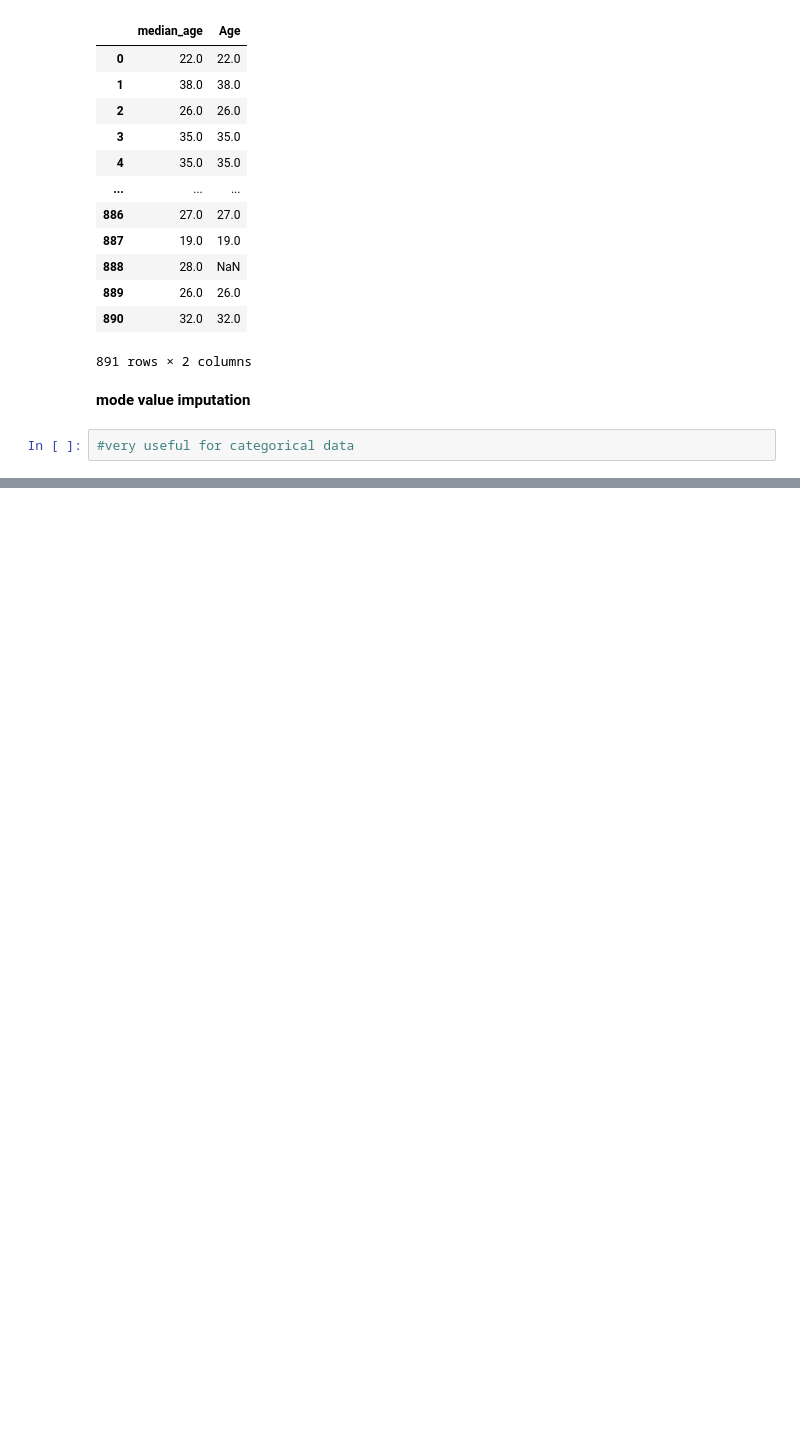
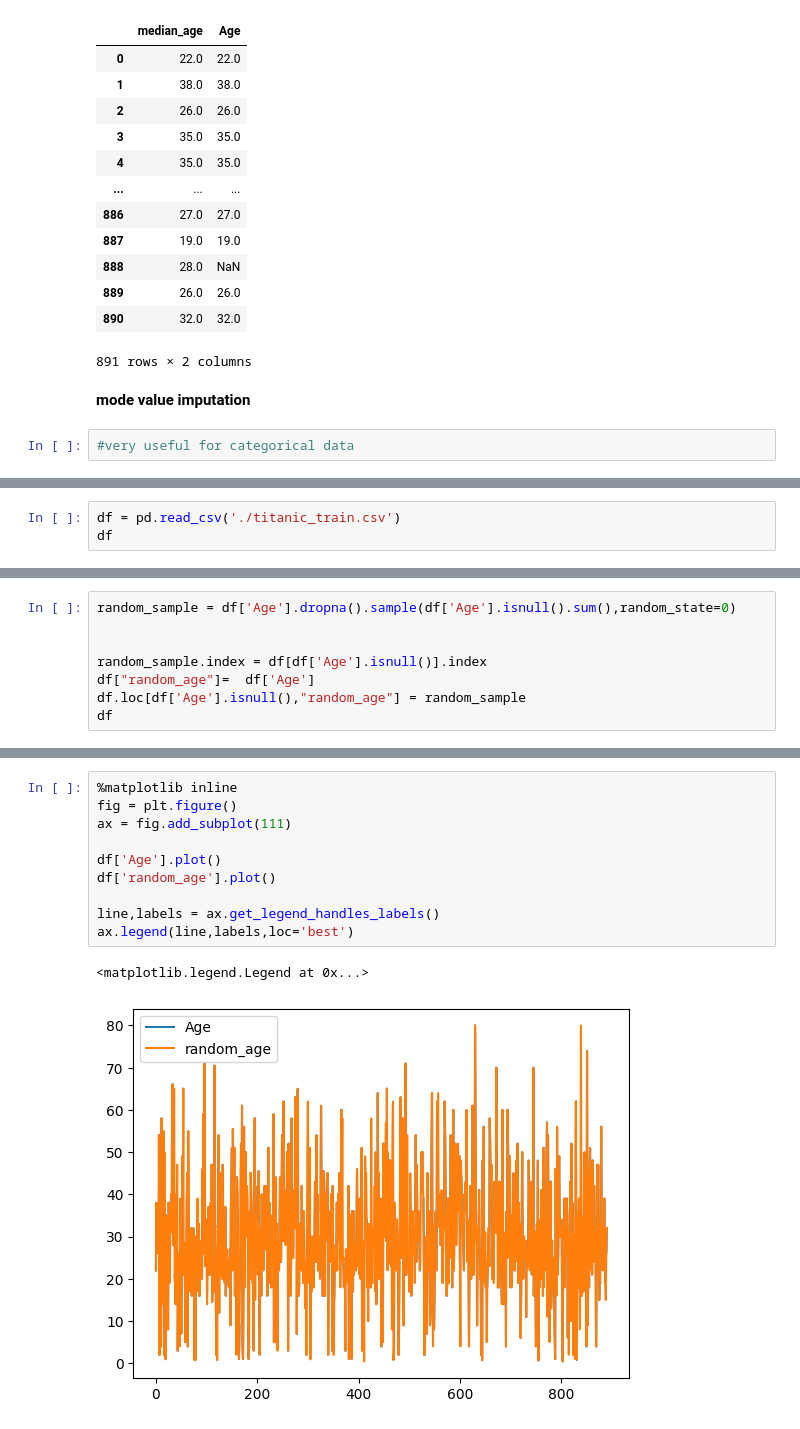
Before and after one commit to dushyantsingh08/feature_engineering, a Jupyter notebook: handling-missing-values.ipynb, the cells around one changed output, grey strips where cells are left out. Saved outputs shown, nothing was run; the diff lists cells and outputs as text; blank space fills up the shorter version.

```diff
--- a/handling-missing-values.ipynb
+++ b/handling-missing-values.ipynb
@@ -115,0 +124,3 @@ data[["median_age","Age"]]
+# %%
+df = pd.read_csv('./titanic_train.csv')
+df
@@ -115,0 +174,8 @@ data[["median_age","Age"]]
+# %%
+random_sample = df['Age'].dropna().sample(df['Age'].isnull().sum(),random_state=0)
+
+
+random_sample.index = df[df['Age'].isnull()].index
+df["random_age"]=  df['Age']
+df.loc[df['Age'].isnull(),"random_age"] = random_sample
+df
@@ -115,0 +196,13 @@ data[["median_age","Age"]]
+# %%
+%matplotlib inline
+fig = plt.figure()
+ax = fig.add_subplot(111)
+
+df['Age'].plot()
+df['random_age'].plot()
+
+line,labels = ax.get_legend_handles_labels()
+ax.legend(line,labels,loc='best')
+# %% [output]
+<matplotlib.legend.Legend at 0x...>
+[figure, added]
```
Also changed, not shown: parts of 13 cells of this notebook.
